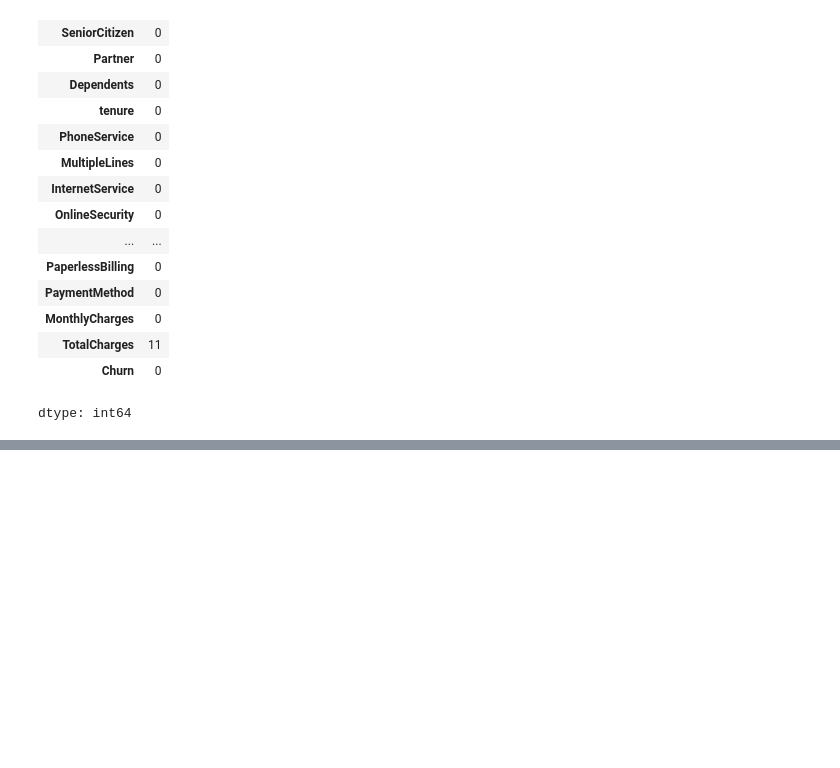
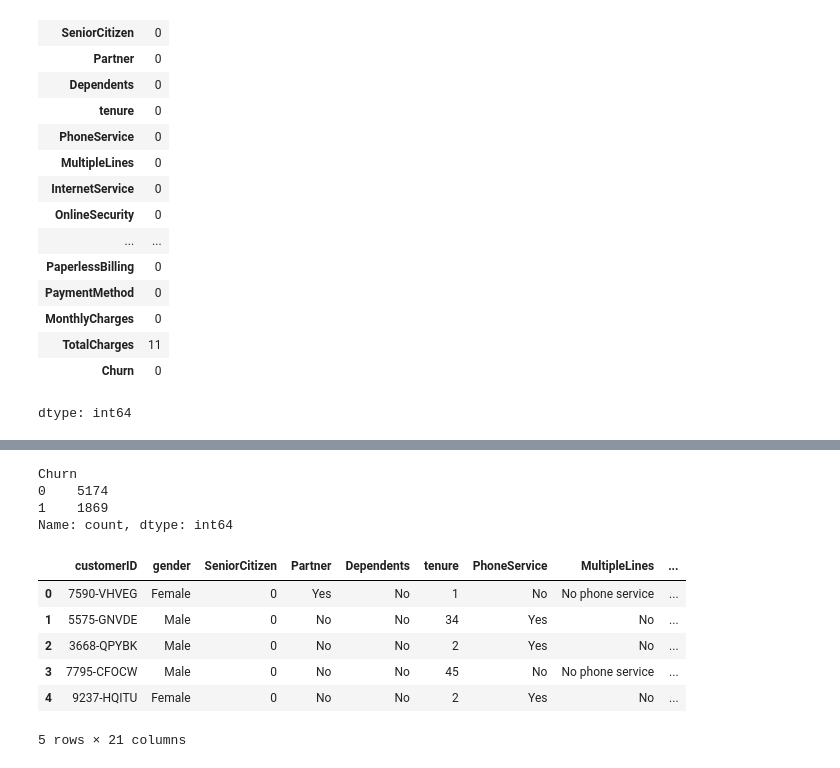
Before and after one commit to savindiperera/Customer_churn_prediction, a Jupyter notebook: churn.ipynb, the cells around one changed output, grey strips where cells are left out. Drawn from its saved outputs; the diff is of its cells as text; code cells hidden in the pictures; blank space fills up the shorter version.

```diff
--- a/churn.ipynb
+++ b/churn.ipynb
@@ -161,0 +227,24 @@ dtype: int64
+# %%
+#Data cleaning
+import numpy as np
+import pandas as pd
+df.columns = [c.strip() for c in df.columns]
+if 'TotalCharges' in df.columns:
+    df['TotalCharges'] = pd.to_numeric(df['TotalCharges'].replace(' ', np.nan))
+    df['TotalCharges'] = df['TotalCharges'].fillna(df['MonthlyCharges'] * df.get('tenure', 1))
+if df[target].dtype == object:
+    df[target] = df[target].str.strip().map({'Yes':1,'No':0})
+print(df[target].value_counts())
+df.head()
+# %% [output]
+Churn
+0    5174
+1    1869
+Name: count, dtype: int64
+|  | customerID | gender | SeniorCitizen | Partner | Dependents | tenure | PhoneService | MultipleLines | ... |
+| 0 | 7590-VHVEG | Female | 0 | Yes | No | 1 | No | No phone service | ... |
+| 1 | 5575-GNVDE | Male | 0 | No | No | 34 | Yes | No | ... |
+| 2 | 3668-QPYBK | Male | 0 | No | No | 2 | Yes | No | ... |
+| 3 | 7795-CFOCW | Male | 0 | No | No | 45 | No | No phone service | ... |
+| 4 | 9237-HQITU | Female | 0 | No | No | 2 | Yes | No | ... |
+5 rows × 21 columns
```
Also changed, not shown: parts of 14 cells of this notebook.
